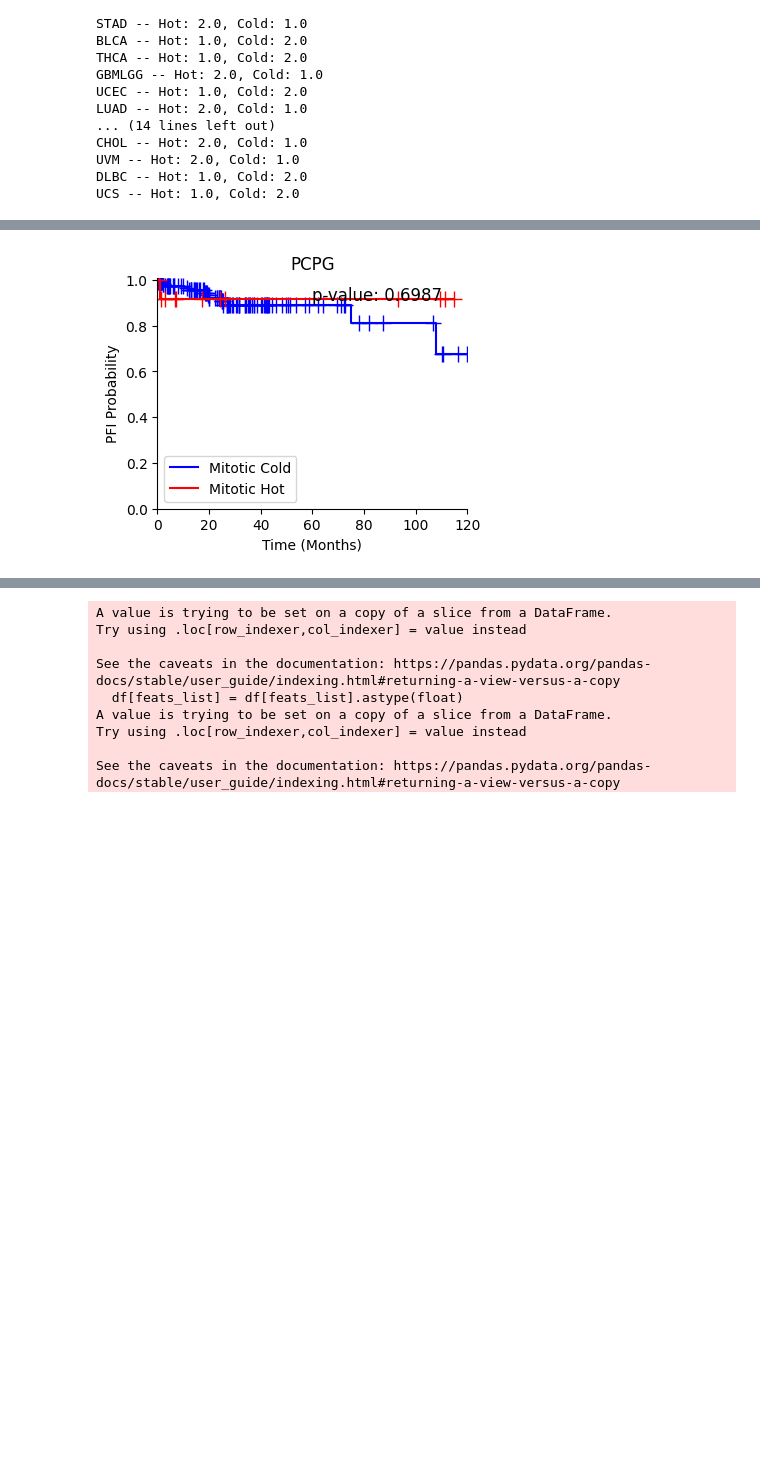
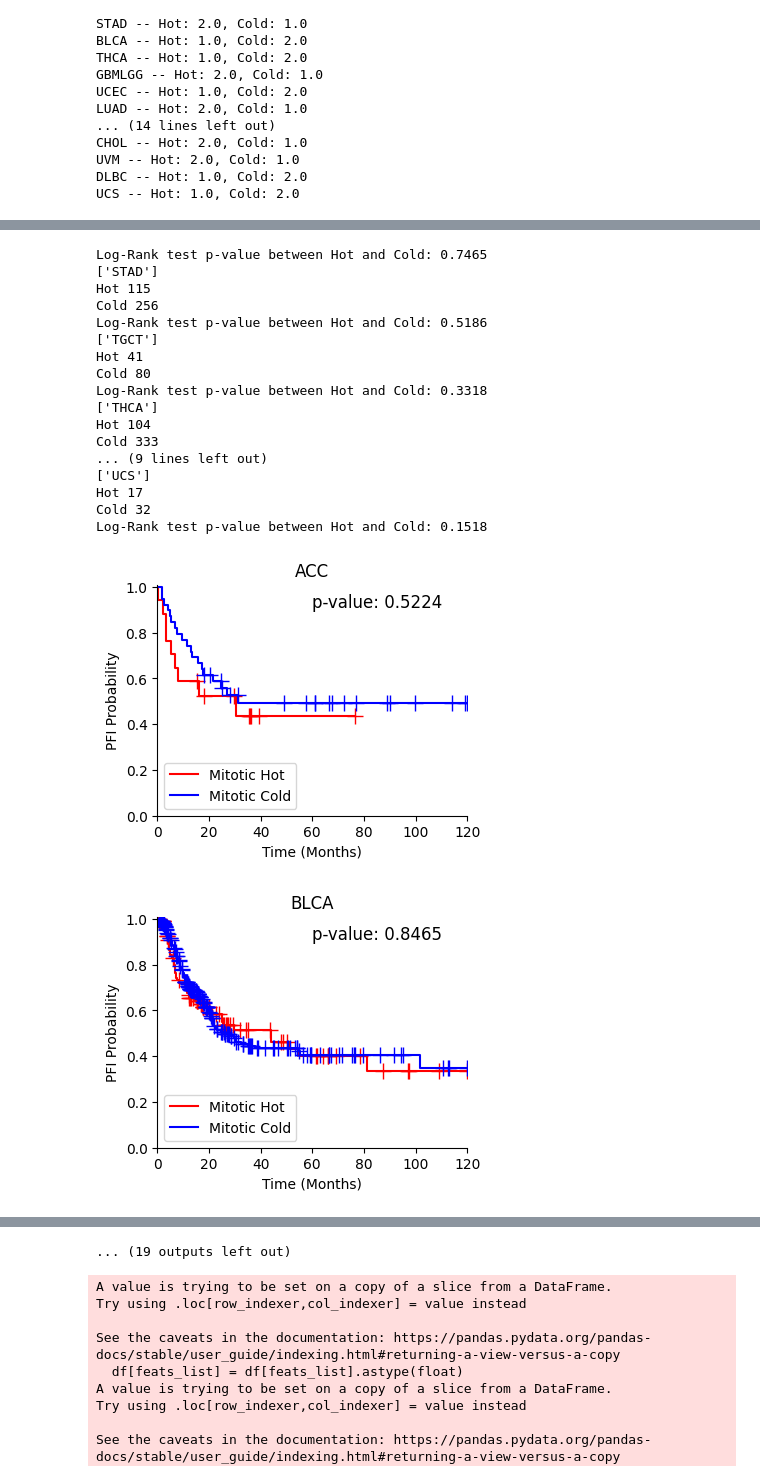
Before and after one commit to mostafajahanifar/pacman, a Jupyter notebook: test_biclustering.ipynb, the cells around one changed output, grey strips where cells are left out. Drawn from its saved outputs; the diff is of its cells as text; code cells hidden in the pictures; blank space fills up the shorter version.

```diff
--- a/test_biclustering.ipynb
+++ b/test_biclustering.ipynb
@@ -393,11 +393,38 @@ import numpy as np
 import matplotlib.pyplot as plt
 from itertools import combinations
 
-ALL_CANCERS = ["PCPG"] #['BRCA', 'KIRC', 'UCEC', 'GBMLGG', 'LUSC', 'LUAD', 'HNSC', 'COADREAD', 'SKCM',
-    #    'BLCA', 'STAD', 'LIHC', 'KIRP', 'CESC', 'PAAD', 'ESCA',
-    #    'KICH', 'OV', 'UCS']
+ALL_CANCERS = ['SARC',
+    'LIHC',
+    'THYM',
+    'ACC',
+    'BRCA',
+    'KICH',
+    'STAD',
+    'BLCA',
+    'THCA',
+    'GBMLGG',
+    'UCEC',
+    'LUAD',
+    'KIRC',
+    'KIRP',
+    'PAAD',
+    'CESC',
+    'PCPG',
+    'MESO',
+    'SKCM',
+    'PRAD',
+    'COADREAD',
+    'ESCA',
+    'LUSC',
+    'HNSC',
+    'OV',
+    'TGCT',
+    'CHOL',
+    'DLBC',
+    'UCS'
+ ]
 
-discov_df = pd.read_csv("/mnt/gpfs01/lsf-workspace/u2070124/Data/Data/pancancer/tcga_features_final_ClusterByCancer.csv")
+discov_df = pd.read_csv("/mnt/gpfs01/lsf-workspace/u2070124/Data/Data/pancancer/tcga_features_final_ClusterByCancerNew_withAtypicalNew.csv")
 
 for cancer_type in sorted(ALL_CANCERS):
     cancer_type = [cancer_type]
@@ -485 +525,19 @@ Log-Rank test p-value between Cold and Hot: 0.6987
+Log-Rank test p-value between Hot and Cold: 0.7465
+['STAD']
+Hot 115
+Cold 256
+Log-Rank test p-value between Hot and Cold: 0.5186
+['TGCT']
+Hot 41
+Cold 80
+Log-Rank test p-value between Hot and Cold: 0.3318
+['THCA']
+Hot 104
+Cold 333
+... (9 lines left out)
+['UCS']
+Hot 17
+Cold 32
+Log-Rank test p-value between Hot and Cold: 0.1518
-[figure, old version]
+[figure, new version]
+[figure, added]
@@ -486,3 +552,4 @@ Log-Rank test p-value between Cold and Hot: 0.6987
+... (19 outputs left out)
 # %%
 # re-calcuklated the temprature and plot KM
 
```
Also changed, not shown: parts of 1 cell of this notebook, 19 other files.
